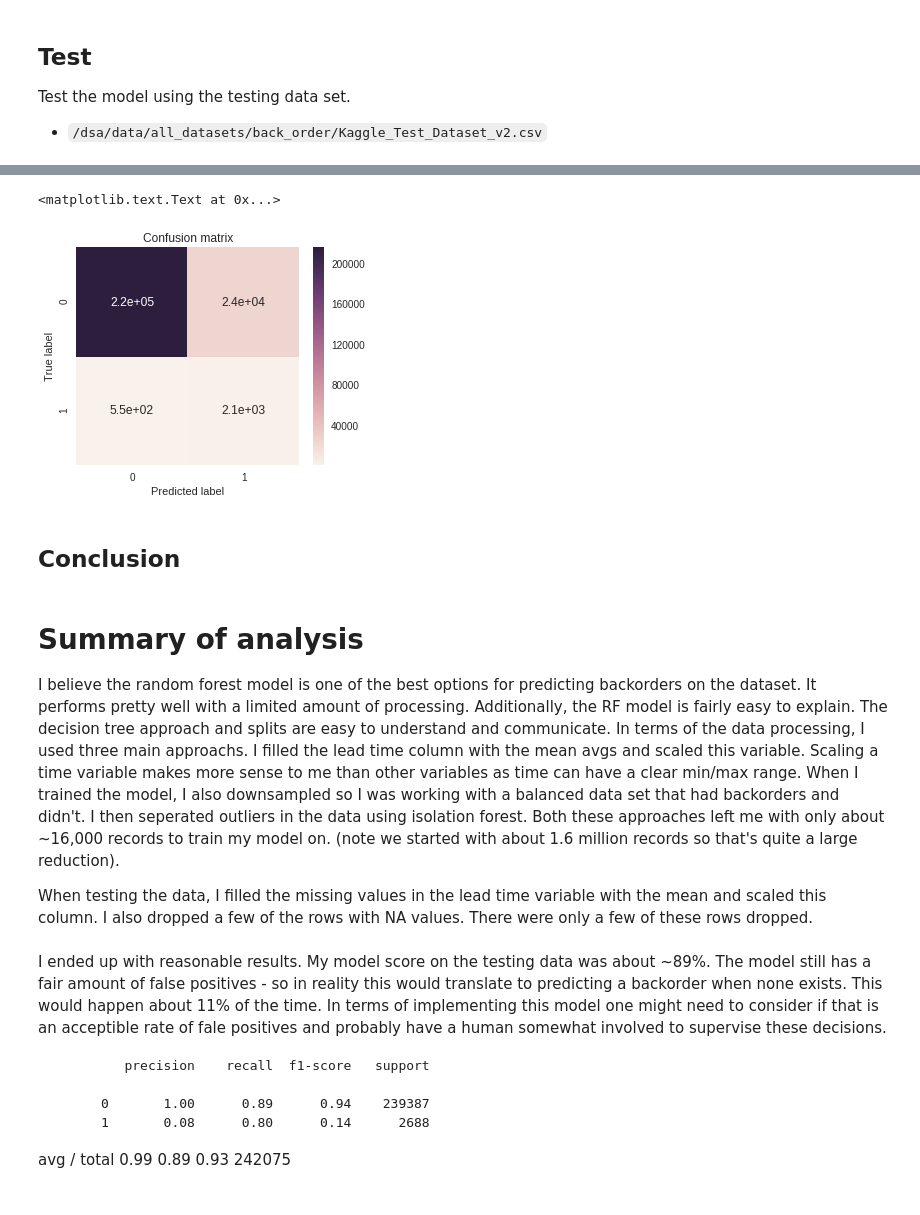
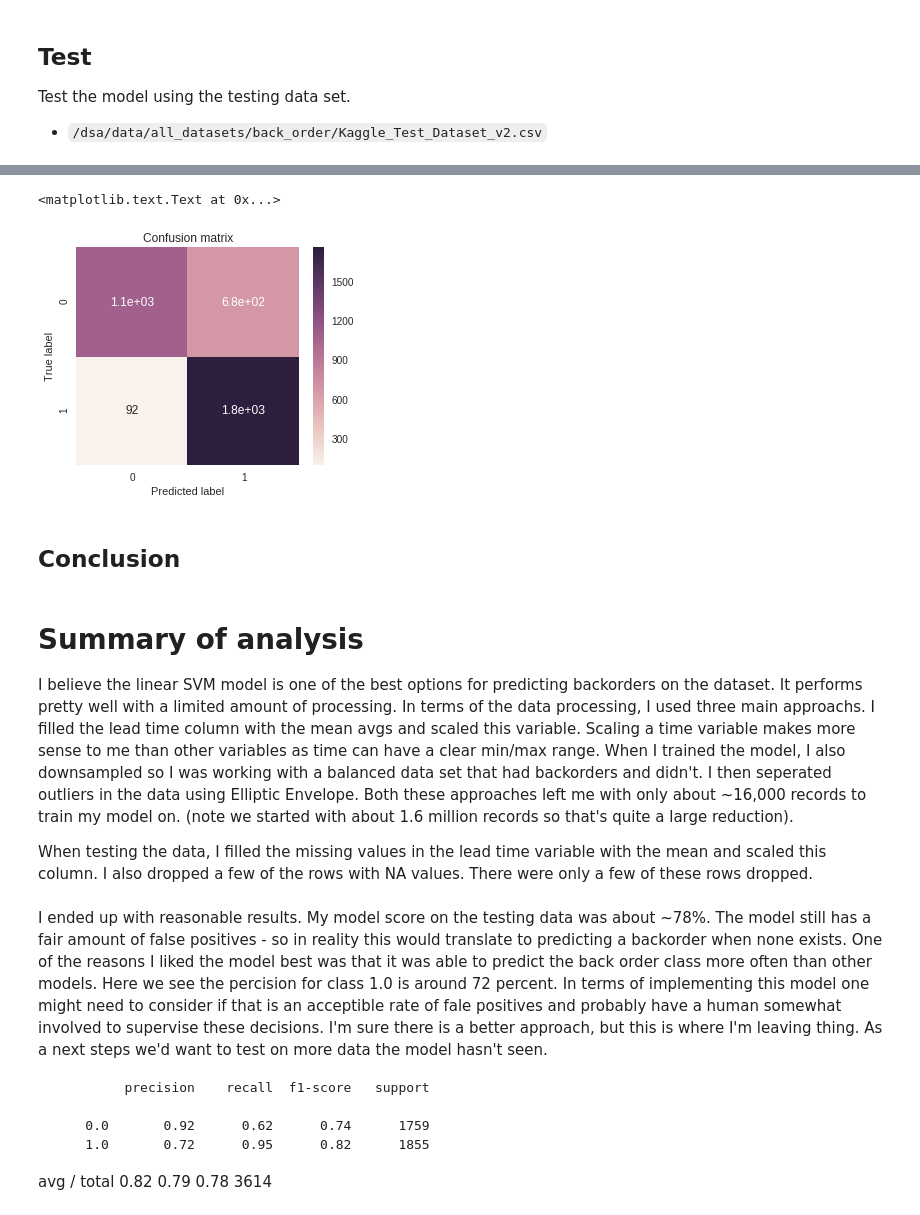
Before and after one commit to jam1245/Classification, a Jupyter notebook: Predicting_Backorders.ipynb, the cells around one changed output, grey strips where cells are left out. Cells and saved outputs as stored; diff of their text form; code cells hidden in the pictures.

Commit message:
backorders ml pipe

```diff
--- a/Predicting_Backorders.ipynb
+++ b/Predicting_Backorders.ipynb
@@ -1243,28 +1059,20 @@ Test the model using the testing data set.
 # %%
 from sklearn.metrics import accuracy_score, confusion_matrix
 
-# split into test and target variables
-X_test = np.array(validation.iloc[:,np.r_[0:20]])
-y_test = np.array(validation.iloc[:,-1])
-
-print(X_test)
-print(y_test.shape)
-print(X_test.shape)
-
-# make predictions with freshly loaded model
-y_pred = ClassiferModel.predict(X_test)
+# make predictions with test data
+y_pred = ClassiferModel.predict(X_test_env)
 
 # verify input and output shape are appropriate
 print("Input vs. output shape:")
-print(X_test.shape, y_pred.shape)
+print(X_test_env.shape, y_pred.shape)
 
 #print classification report
-print(classification_report(y_test, y_pred))
+print(classification_report(y_test_env, y_pred))
 
-print("accuracy score: ", accuracy_score(y_test, y_pred))
+print("accuracy score: ", accuracy_score(y_test_env, y_pred))
 
 ####ROC curve
-false_positive_rate, true_positive_rate, thresholds = roc_curve(y_test, y_pred)
+false_positive_rate, true_positive_rate, thresholds = roc_curve(y_test_env, y_pred)
 roc_auc = auc(false_positive_rate, true_positive_rate)
 print(roc_auc)
 
@@ -1280,5 +1088,5 @@ plt.xlabel('False Positive Rate')
 plt.show()
 
 # show confusion matrix in the raw
-print(confusion_matrix(y_test, y_pred))
+print(confusion_matrix(y_test_env, y_pred))
 # %% [output]
@@ -1312,33 +1107,33 @@ plt.imshow(confusion_matrix(y_test, y_pred))
 # %%
 import seaborn as sns
 import matplotlib.pyplot as plt
 
 
 plt.figure(figsize = (5,4))
-cm = confusion_matrix(y_test, y_pred)
+cm = confusion_matrix(y_test_env, y_pred)
 sns.heatmap(cm, annot = True)
 plt.title('Confusion matrix')
 plt.ylabel('True label')
 plt.xlabel('Predicted label')
 # %% [output]
 <matplotlib.text.Text at 0x...>
-[figure, old version]
+[figure, new version]
 # %% [markdown]
 ## Conclusion
 # %% [markdown]
 # Summary of analysis
 
 
-I believe the random forest model is one of the best options for predicting backorders on the dataset.  It performs pretty well with a limited amount of processing.  Additionally, the RF model is fairly easy to explain.  The decision tree approach and splits are easy to understand and communicate.  In terms of the data processing, I used three main approachs.  I filled the lead time column with the mean avgs and scaled this variable.  Scaling a time variable makes more sense to me than other variables as time can have a clear min/max range.  When I trained the model, I also downsampled so I was working with a balanced data set that had backorders and didn't.  I then seperated outliers in the data using isolation forest.  Both these approaches left me with only about ~16,000 records to train my model on.  (note we started with about 1.6 million records so that's quite a large reduction).
+I believe the linear SVM model is one of the best options for predicting backorders on the dataset.  It performs pretty well with a limited amount of processing.  In terms of the data processing, I used three main approachs.  I filled the lead time column with the mean avgs and scaled this variable.  Scaling a time variable makes more sense to me than other variables as time can have a clear min/max range.  When I trained the model, I also downsampled so I was working with a balanced data set that had backorders and didn't.  I then seperated outliers in the data using Elliptic Envelope.  Both these approaches left me with only about ~16,000 records to train my model on.  (note we started with about 1.6 million records so that's quite a large reduction).
 
 When testing the data, I filled the missing values in the lead time variable with the mean and scaled this column.  I also dropped a few of the rows with NA values.  There were only a few of these rows dropped.
 # %% [markdown]
 
-I ended up with reasonable results.  My model score on the testing data was about ~89%. The model still has a fair amount of false positives - so in reality this would translate to predicting a backorder when none exists.  This would happen about 11% of the time.  In terms of implementing this model one might need to consider if that is an acceptible rate of fale positives and probably have a human somewhat involved to supervise these decisions.
+I ended up with reasonable results.  My model score on the testing data was about ~78%. The model still has a fair amount of false positives - so in reality this would translate to predicting a backorder when none exists.  One of the reasons I liked the model best was that it was able to predict the back order class more often than other models.  Here we see the percision for class 1.0 is around 72 percent.  In terms of implementing this model one might need to consider if that is an acceptible rate of fale positives and probably have a human somewhat involved to supervise these decisions.  I'm sure there is a better approach, but this is where I'm leaving thing.  As a next steps we'd want to test on more data the model hasn't seen.
 
              precision    recall  f1-score   support
 
-          0       1.00      0.89      0.94    239387
-          1       0.08      0.80      0.14      2688
+        0.0       0.92      0.62      0.74      1759
+        1.0       0.72      0.95      0.82      1855
 
-avg / total       0.99      0.89      0.93    242075
+avg / total       0.82      0.79      0.78      3614
```
Also changed, not shown: parts of 44 cells of this notebook.
